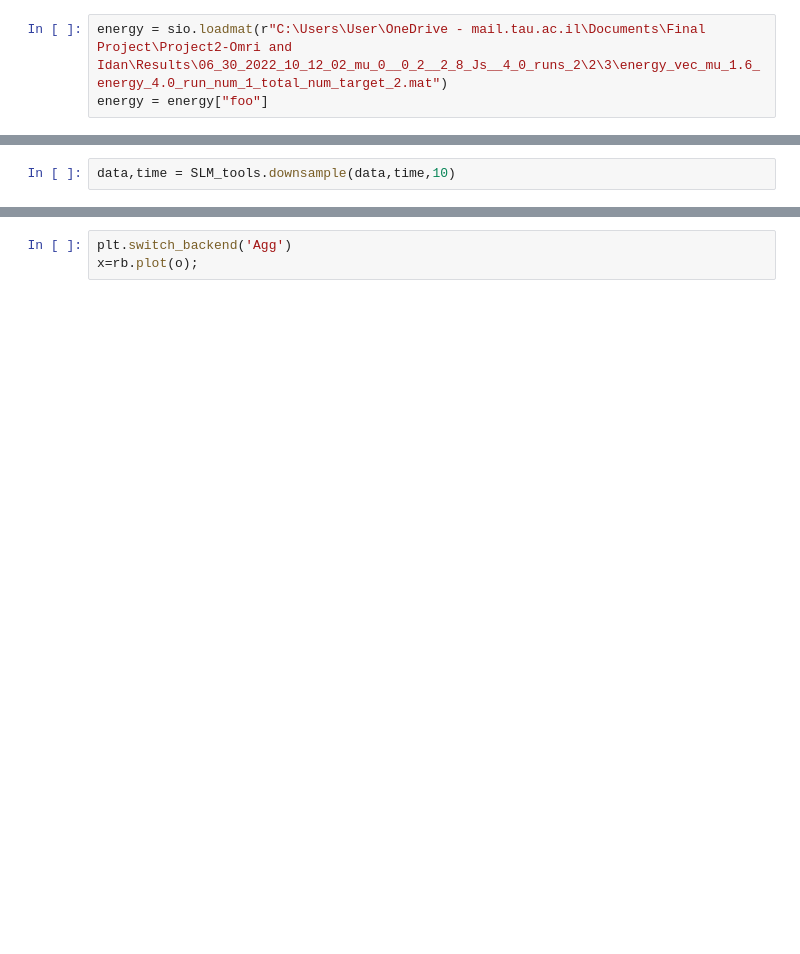
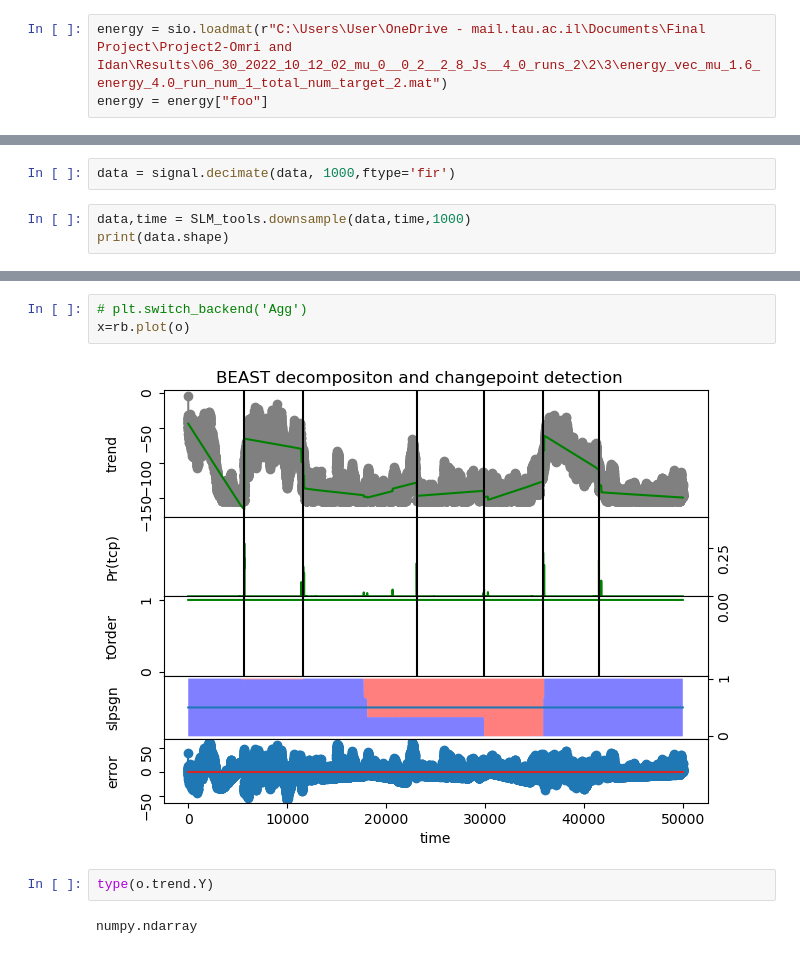
Before and after one commit to OkTAU16/SA_UI, a Jupyter notebook: not_used/testing.ipynb, the cells around one changed output, grey strips where cells are left out. Saved outputs shown, nothing was run; the diff lists cells and outputs as text; blank space fills up the shorter version.

Commit message:
"completed SLM_tools.beast and started SLM_tools.segment_data "

```diff
--- a/not_used/testing.ipynb
+++ b/not_used/testing.ipynb
@@ -14,2 +17,5 @@ data,time = SLM_tools.interpolate_data_over_regular_time(energy)
+# %%
+data = signal.decimate(data, 1000,ftype='fir')
 # %%
-data,time = SLM_tools.downsample(data,time,10)
+data,time = SLM_tools.downsample(data,time,1000)
+print(data.shape)
@@ -18,3 +50,9 @@ o = rb.beast(data, 0, tseg_minlength=0.1 * data.shape[1], season="none", torder_
 # %%
-plt.switch_backend('Agg')
-x=rb.plot(o);
+# plt.switch_backend('Agg')
+x=rb.plot(o)
+# %% [output]
+[figure, added]
+# %%
+type(o.trend.Y)
+# %% [output]
+numpy.ndarray
```
Also changed, not shown: parts of 6 cells of this notebook, 2 other files.
